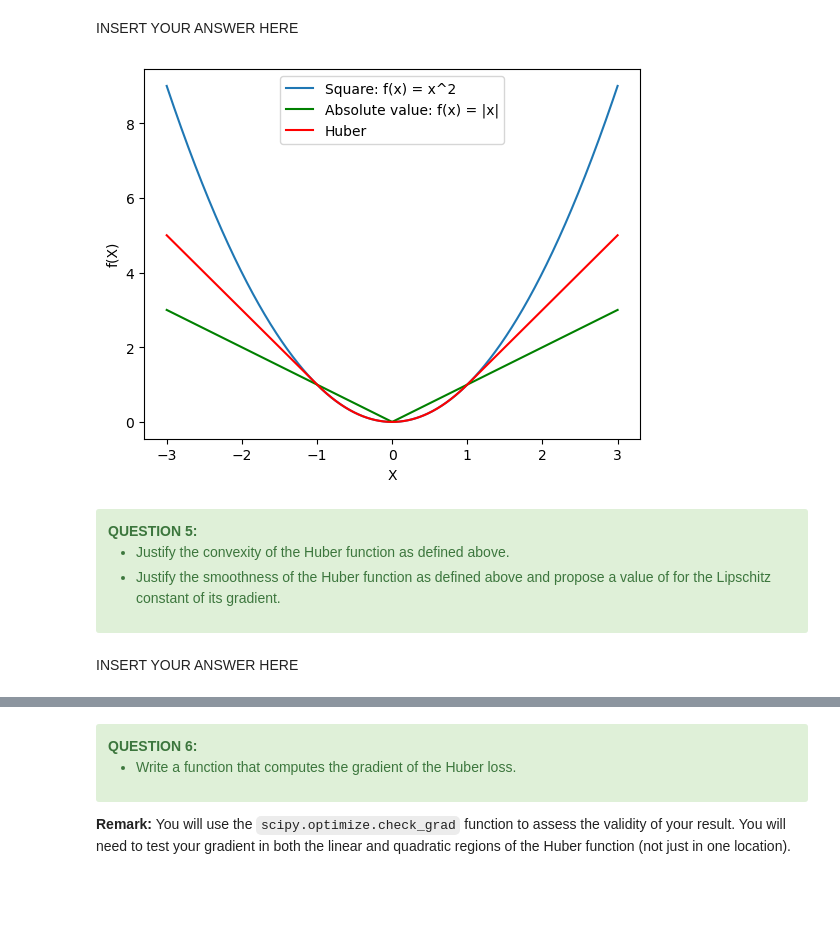
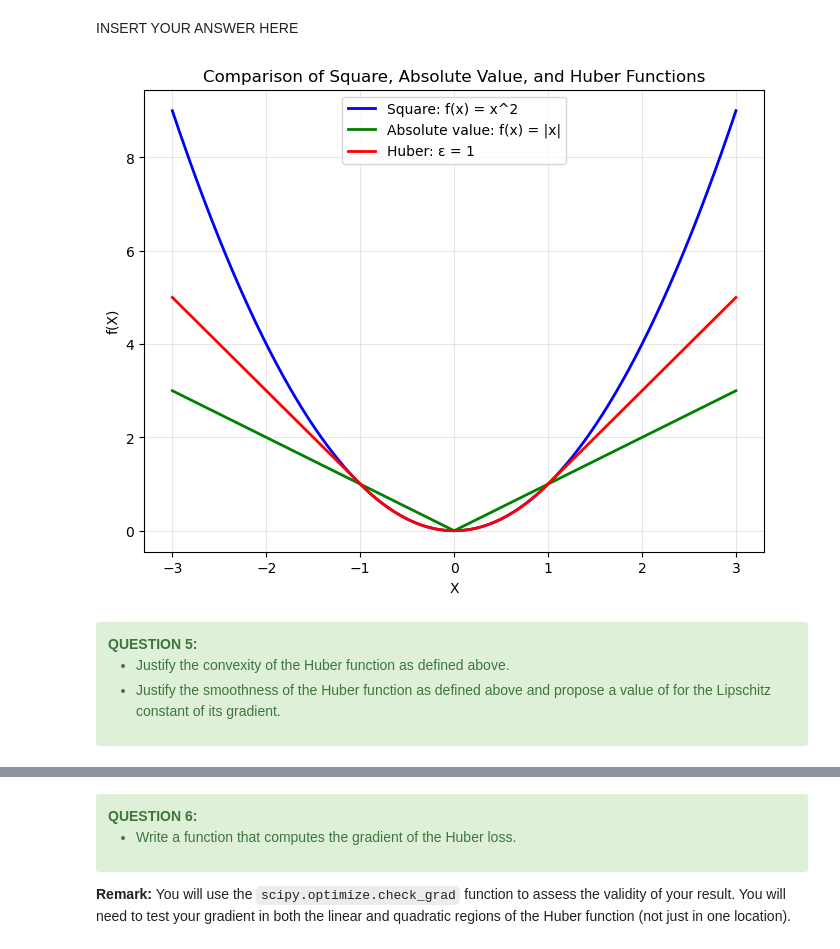
Before and after one commit to sol-dnn/robust_regression_optimization, a Jupyter notebook: project_m2_optim_data_science_2024-2025_huber.ipynb, the cells around one changed output, grey strips where cells are left out. Drawn from its saved outputs; the diff is of its cells as text; code cells hidden in the pictures; blank space fills up the shorter version.

```diff
--- a/project_m2_optim_data_science_2024-2025_huber.ipynb
+++ b/project_m2_optim_data_science_2024-2025_huber.ipynb
@@ -369,18 +371,21 @@ Plot the Huber function vs. the squared function ($x \rightarrow x^2$) vs. the a
 # %% [markdown]
 INSERT YOUR ANSWER HERE
 # %%
-epsilon = 1.
+epsilon = 1.0
 x = np.linspace(-3, 3, 1000)
 
-plt.plot(x, x**2, label='Square: f(x) = x^2')
-plt.plot(x, np.abs(x), 'g-', label="Absolute value: f(x) = |x|")
-plt.plot(x, huber(x, epsilon), 'r-', label="Huber")
+plt.figure(figsize=(8, 6))
+plt.plot(x, x**2, label='Square: f(x) = x^2', color='blue', linewidth=2)
+plt.plot(x, np.abs(x), label='Absolute value: f(x) = |x|', color='green', linestyle='-', linewidth=2)
+plt.plot(x, huber(x, epsilon), label='Huber: ε = 1', color='red', linestyle='-', linewidth=2)
 plt.xlabel("X")
 plt.ylabel("f(X)")
-plt.legend(loc=0)
+plt.title("Comparison of Square, Absolute Value, and Huber Functions")
+plt.legend(loc='upper center')
+plt.grid(alpha=0.3)
 plt.show()
 # %% [output]
-[figure, old version]
+[figure, new version]
 # %% [markdown]
 <div class="alert alert-success">
     <b>QUESTION 5:</b>
@@ -389,5 +394,3 @@ plt.show()
        <li>Justify the smoothness of the Huber function as defined above and propose a value of for the Lipschitz constant of its gradient.</li>
     </ul>
 </div>
-# %% [markdown]
-INSERT YOUR ANSWER HERE
```
Also changed, not shown: parts of 11 cells of this notebook, 1 other file.
